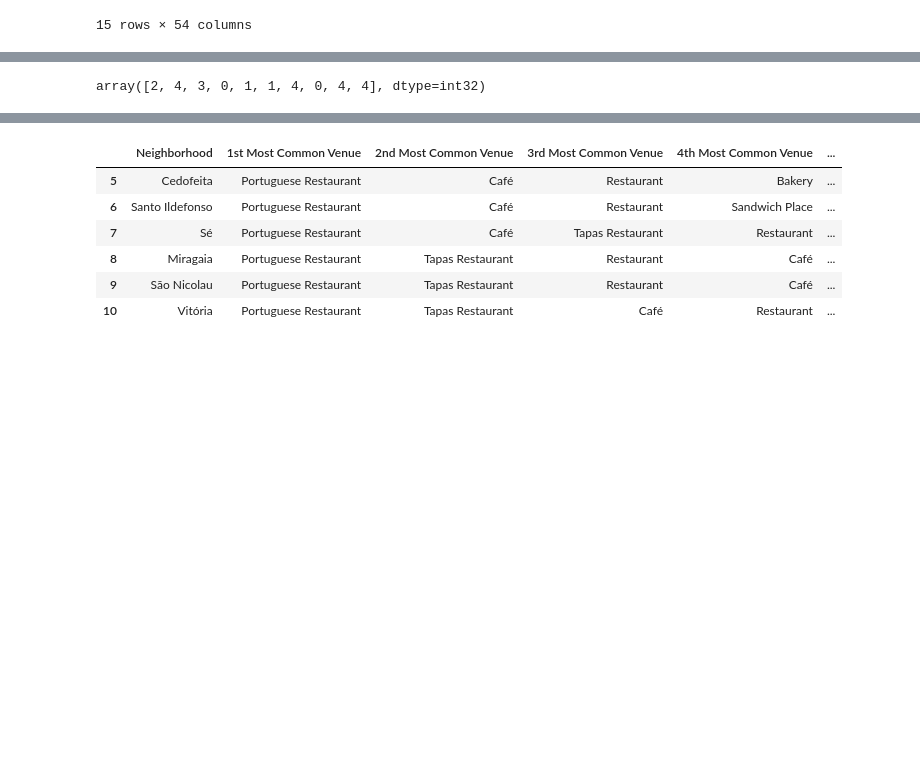
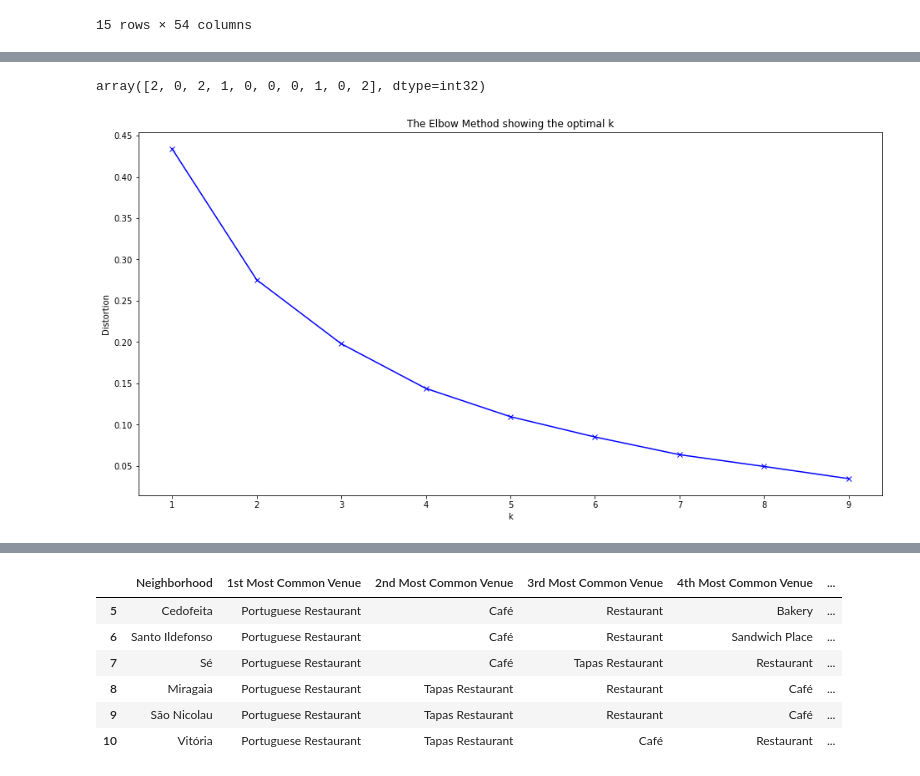
Before and after one commit to cfortes-ai/Best-mexican-place-in-porto-acording-to-AI, a Jupyter notebook: Porto Study.ipynb, the cells around one changed output, grey strips where cells are left out. Drawn from its saved outputs; the diff is of its cells as text; code cells hidden in the pictures; blank space fills up the shorter version.

```diff
--- a/Porto Study.ipynb
+++ b/Porto Study.ipynb
@@ -367,7 +350,7 @@ neighborhoods_venues_sorted.head(15
 | 14 | Vitória | Portuguese Restaurant | Tapas Restaurant | Café | Restaurant | ... |
 # %%
 # set number of clusters
-kclusters = 5
+kclusters = 3
 
 porto_grouped_clustering = porto_grouped.drop('Neighborhood', 1)
 
@@ -377,7 +360,26 @@ kmeans = KMeans(n_clusters=kclusters, random_state=0).fit(porto_grouped_clusteri
 # check cluster labels generated for each row in the dataframe
 kmeans.labels_[0:10]
 # %% [output]
-array([2, 4, 3, 0, 1, 1, 4, 0, 4, 4], dtype=int32)
+array([2, 0, 2, 1, 0, 0, 0, 1, 0, 2], dtype=int32)
+# %%
+distortions = []
+K = range(1,10)
+for k in K:
+    kmeanModel = KMeans(n_clusters=k, init='k-means++',
+                n_init=10,
+                max_iter=300,
+                random_state=0)
+    kmeanModel.fit(porto_grouped_clustering)
+    distortions.append(kmeanModel.inertia_)
+
+plt.figure(figsize=(16,8))
+plt.plot(K, distortions, 'bx-')
+plt.xlabel('k')
+plt.ylabel('Distortion')
+plt.title('The Elbow Method showing the optimal k')
+plt.show()
+# %% [output]
+[figure, added]
 # %%
 # add clustering labels
 neighborhoods_venues_sorted.insert(0, 'Cluster Labels', kmeans.labels_)
```
Also changed, not shown: parts of 13 cells of this notebook.
